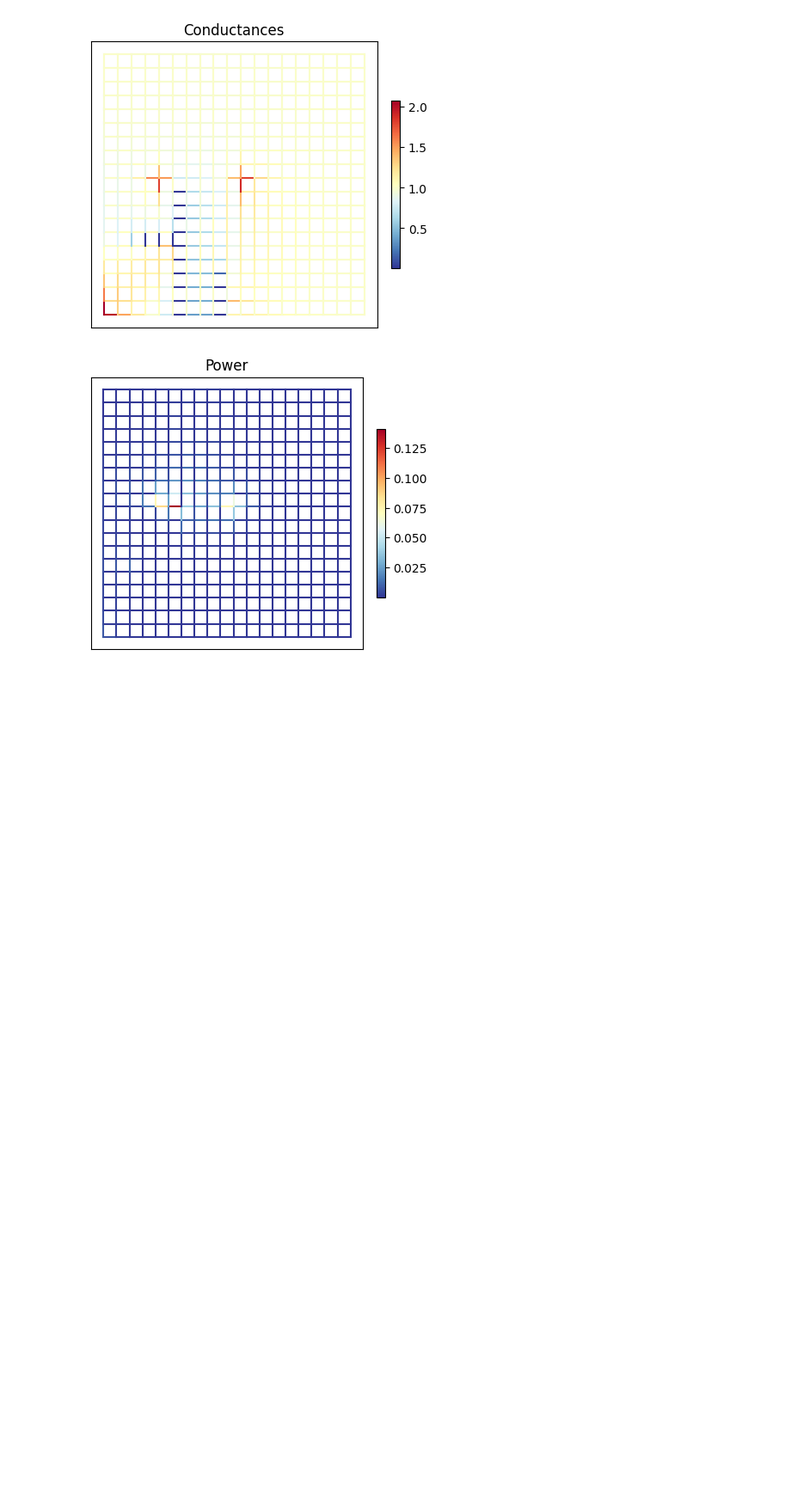
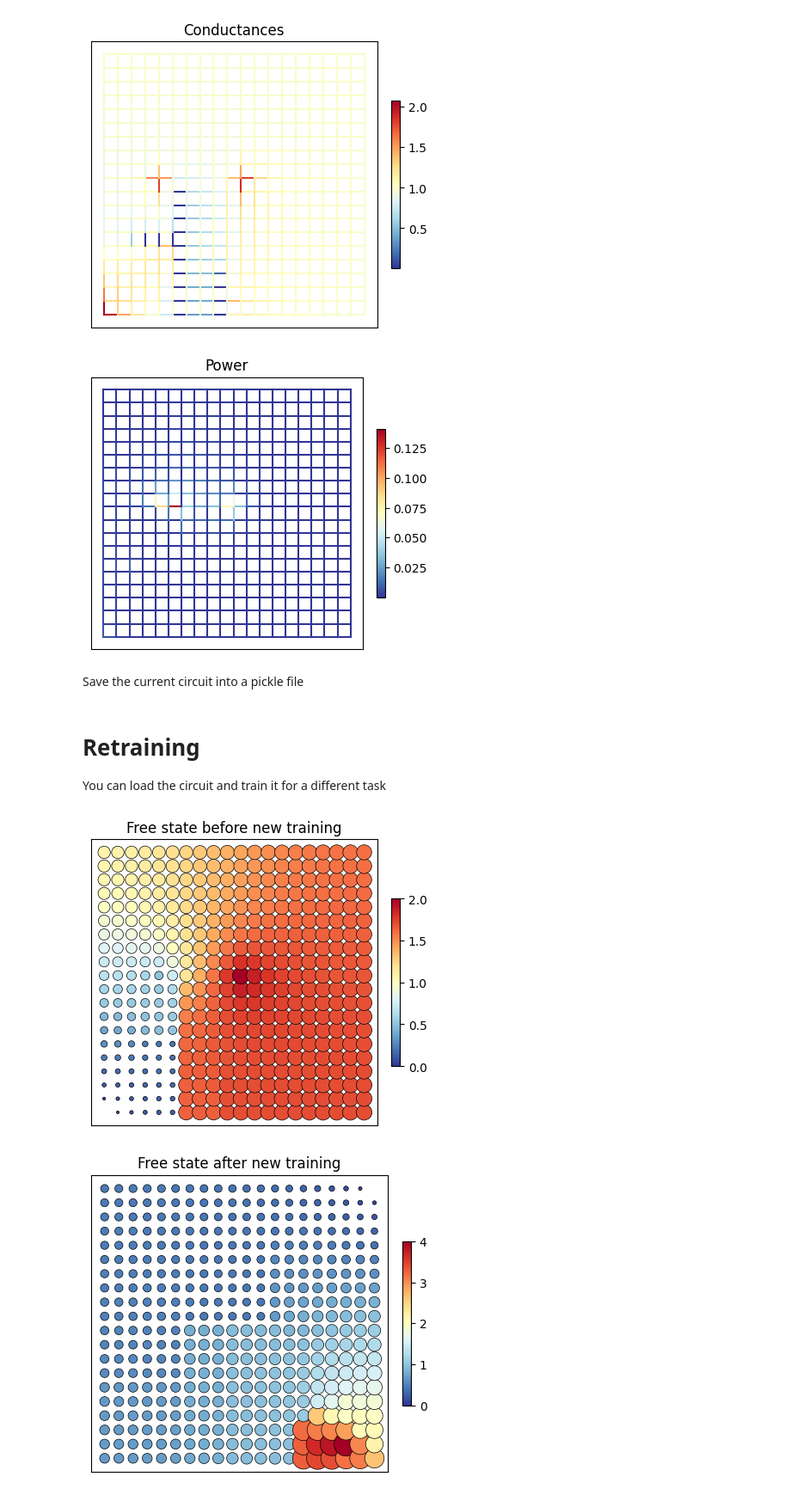
Before and after one commit to maguzj/coupled_learning, a Jupyter notebook: coupled_learning/example_training.ipynb, the cells around one changed output. Shown at 86% size. Saved outputs shown, nothing was run; the diff lists cells and outputs as text; code cells hidden in the pictures; blank space fills up the shorter version.

Commit message:
Added save and load

```diff
--- a/coupled_learning/example_training.ipynb
+++ b/coupled_learning/example_training.ipynb
@@ -62,3 +77,5 @@ allo.plot_edge_state(power_state, title = 'Power')
 [figure]
 [figure]
 [figure]
+# %% [markdown]
+Save the current circuit into a pickle file
@@ -64,0 +84,30 @@ allo.plot_edge_state(power_state, title = 'Power')
+# %% [markdown]
+# Retraining
+You can load the circuit and train it for a different task
+# %%
+allo2 = load_circuit('example_cl.pkl')
+
+# free state before new training
+free_state = allo2.get_free_state()
+allo2.plot_node_state(free_state, title = 'Free state before new training')
+
+# new training
+nodes_source = np.array([[19,19],[17,1]])
+indices_source = np.array([list(allo2.graph.nodes).index(tuple(node)) for node in nodes_source])
+inputs_source = np.array([0, 4.])
+nodes_target = np.array([[5,10],[1,3],[10,10],[19,1]])
+indices_target = np.array([list(allo2.graph.nodes).index(tuple(node)) for node in nodes_target])
+outputs_target = np.array([0.4,0.6,0.2,2.])
+_ = allo2.set_task(indices_source, inputs_source, indices_target, outputs_target)
+n_epochs = 10
+n_steps_per_epoch = 100
+eta = 0.001
+losses = allo2.train(n_epochs,n_steps_per_epoch, eta = eta, verbose=False)[0]
+
+
+# free state after new training
+free_state = allo2.get_free_state()
+allo2.plot_node_state(free_state, title = 'Free state after new training')
+# %% [output]
+[figure, added]
+[figure, added]
```
Also changed, not shown: parts of 6 cells of this notebook, 2 other files.
